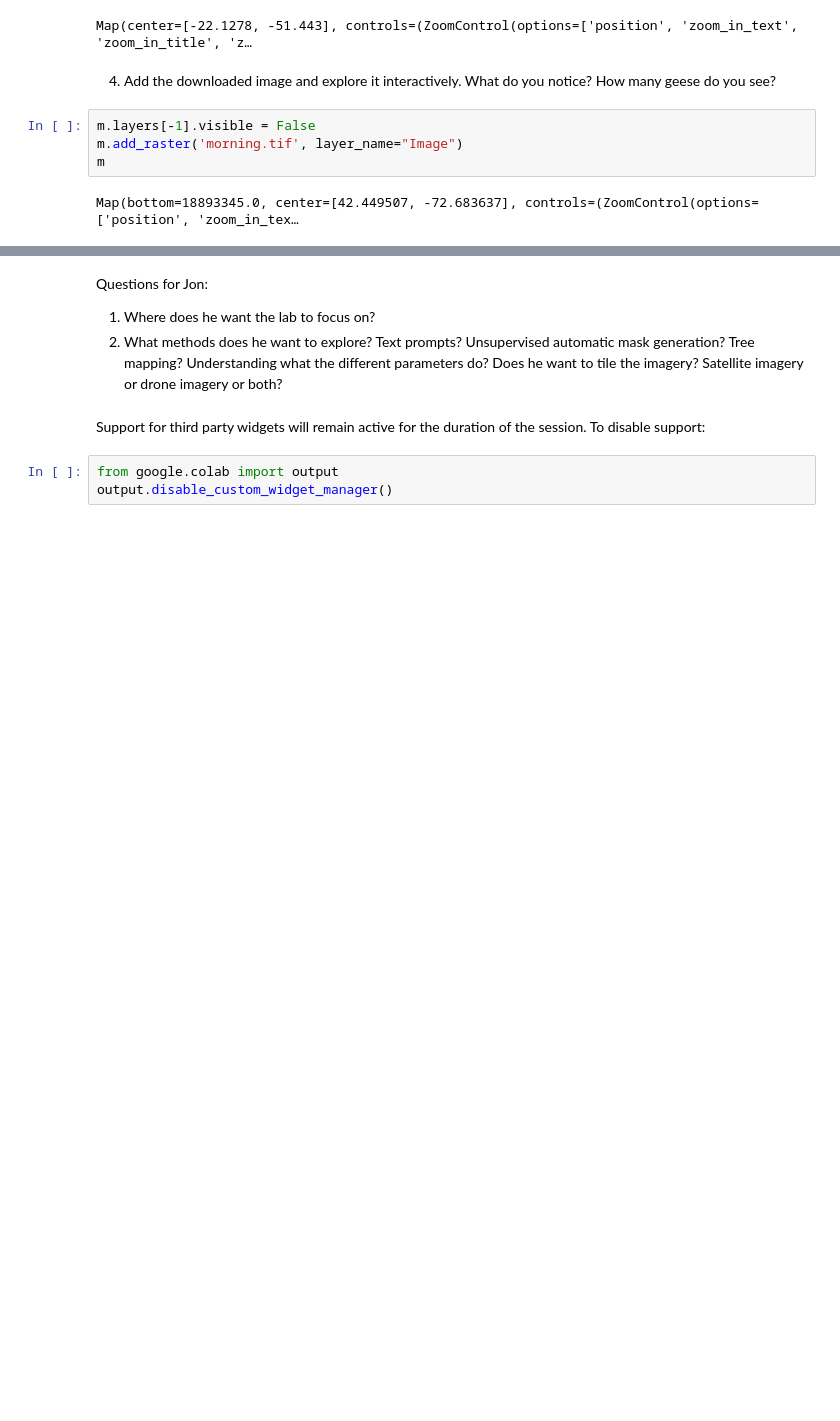
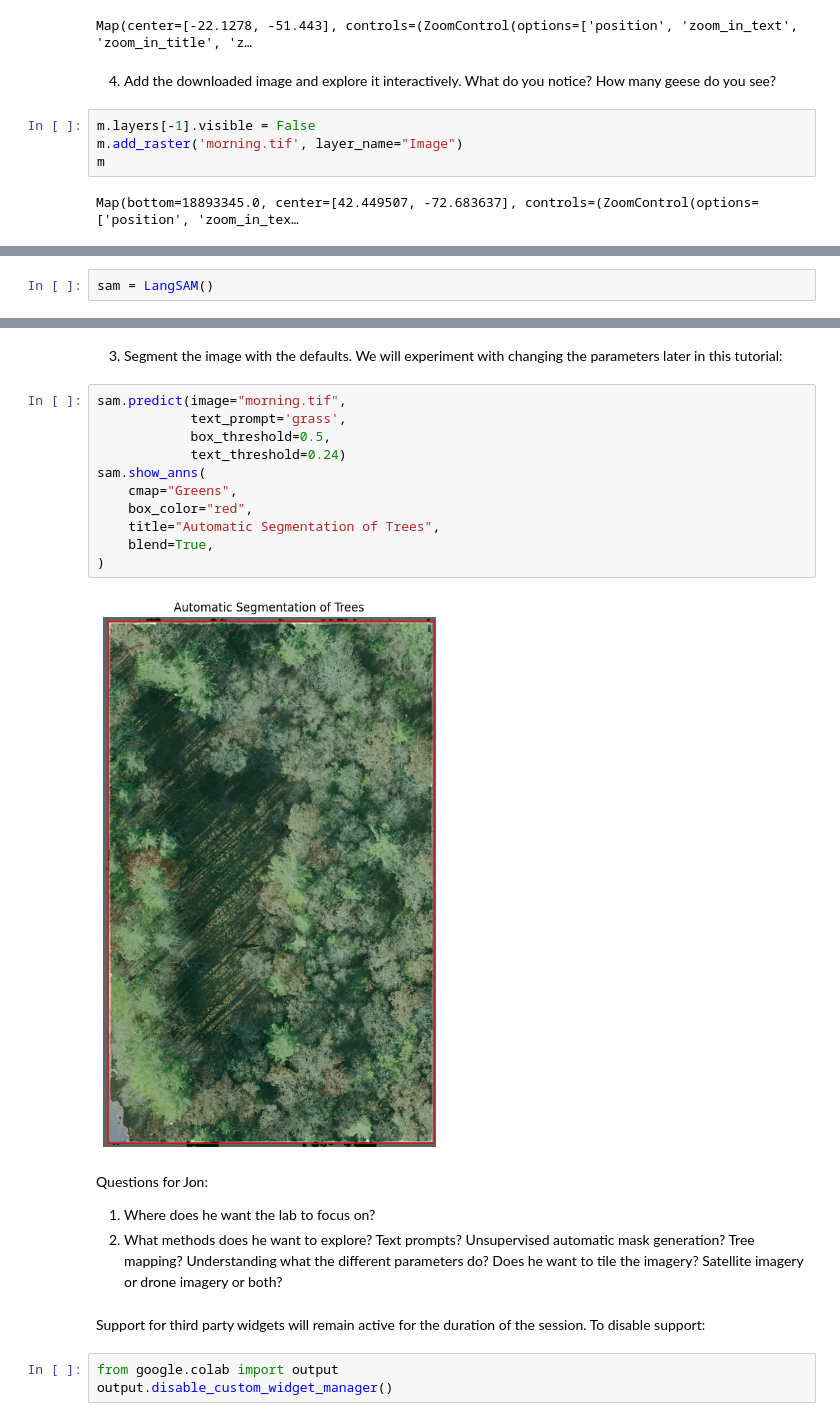
Before and after one commit to jumbodrones/segment-anything-geo, a Jupyter notebook: Segmenting_Imagery_with_Segement_Anything_Model_(SAM).ipynb, the cells around one changed output, grey strips where cells are left out. Drawn from its saved outputs; the diff is of its cells as text; blank space fills up the shorter version.

```diff
--- a/Segmenting_Imagery_with_Segement_Anything_Model_(SAM).ipynb
+++ b/Segmenting_Imagery_with_Segement_Anything_Model_(SAM).ipynb
@@ -85,0 +92,2 @@ Map(bottom=18893345.0, center=[42.449507, -72.683637], controls=(ZoomControl(opt
+# %%
+sam = LangSAM()
@@ -86,3 +106,18 @@ Map(bottom=18893345.0, center=[42.449507, -72.683637], controls=(ZoomControl(opt
+# %% [markdown]
+3. Segment the image with the defaults. We will experiment with changing the parameters later in this tutorial:
+# %%
+sam.predict(image="morning.tif",
+            text_prompt='grass',
+            box_threshold=0.5,
+            text_threshold=0.24)
+sam.show_anns(
+    cmap="Greens",
+    box_color="red",
+    title="Automatic Segmentation of Trees",
+    blend=True,
+)
+# %% [output]
+[figure, added]
 # %% [markdown]
 Questions for Jon:
 
```
Also changed, not shown: parts of 6 cells of this notebook.
